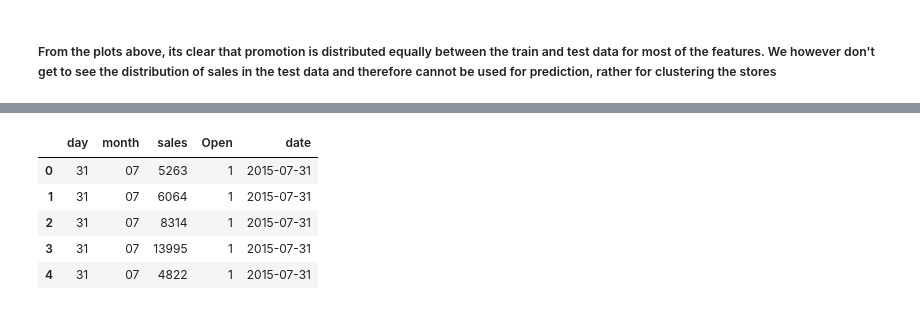
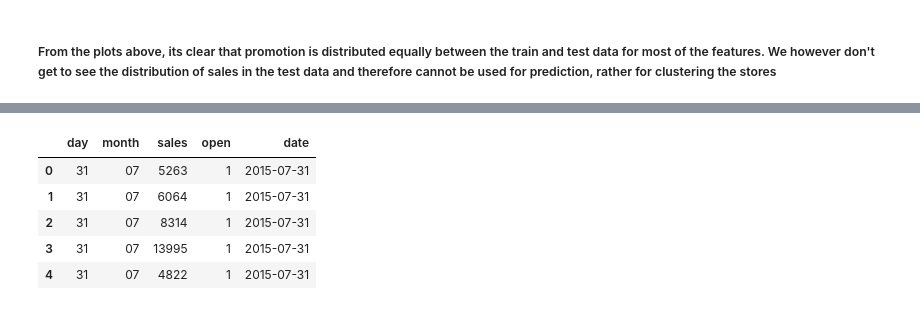
Before and after one commit to ProgrammingOperative/Pharmaceutical-Sales-Prediction, a Jupyter notebook: notebooks/Data Exploration.ipynb, the cells around one changed output, grey strips where cells are left out. Saved outputs shown, nothing was run; the diff lists cells and outputs as text; code cells hidden in the pictures.

```diff
--- a/notebooks/Data Exploration.ipynb
+++ b/notebooks/Data Exploration.ipynb
@@ -90,8 +135,8 @@ Data columns (total 18 columns):
 dtypes: datetime64[ns](1), float64(5), int64(8), object(4)
 memory usage: 147.5+ MB
 # %%
-time_stamped_train = train_store.set_index('Date', inplace=False)
-time_stamped_train.head(5)
+# time_stamped_train = train_store.set_index('Date', inplace=False)
+# time_stamped_train.head(5)
 # %% [output]
 |  | Store | DayOfWeek | Sales | Customers | Open | Promo | StateHoliday | SchoolHoliday | StoreType | ... |
 | Date |  |  |  |  |  |  |  |  |  | ... |
@@ -171,20 +226,21 @@ array([[<AxesSubplot:title={'center':'Id'}>,
 # %%
-#Creating a new Data set for sale analysis around holidays
+#Creating a new Dataset for sale analysis around holidays
 open_store = train_store[train_store['Open']==1]
 
 df = pd.DataFrame()
 
+day = open_store['Date'].dt.strftime('%d')
 df['day'] = open_store['Date'].dt.strftime('%d')
 df['month'] = open_store['Date'].dt.strftime('%m')
 df['sales'] = open_store['Sales']
-df['Open'] = open_store['Open']
-df['date'] = open_store['Date']
+df['open'] = open_store['Open']
+df['date'] = pd.to_datetime(open_store['Date'])
 
 
 df_indexed =pd.DataFrame(df.set_index('date', inplace=False))
 df.head()
 # %% [output]
-|  | day | month | sales | Open | date |
+|  | day | month | sales | open | date |
 | 0 | 31 | 07 | 5263 | 1 | 2015-07-31 |
 | 1 | 31 | 07 | 6064 | 1 | 2015-07-31 |
 | 2 | 31 | 07 | 8314 | 1 | 2015-07-31 |
```
Also changed, not shown: parts of 23 cells of this notebook.
